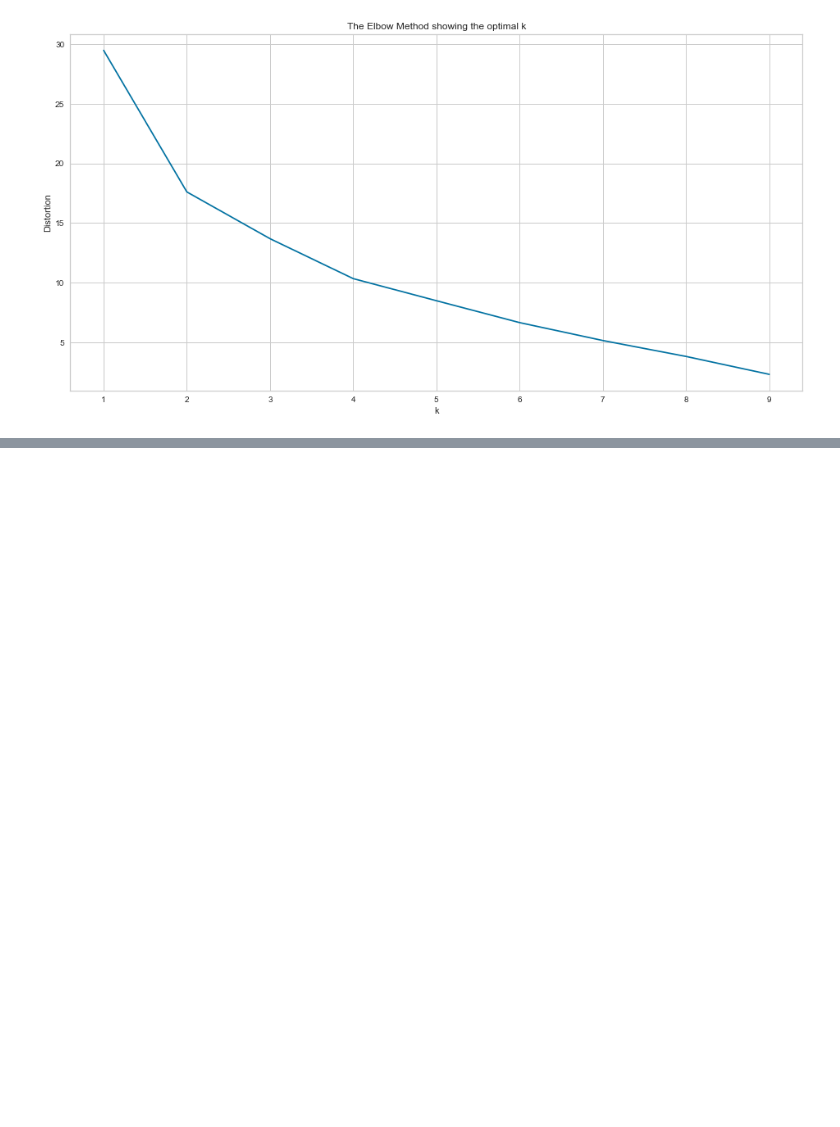
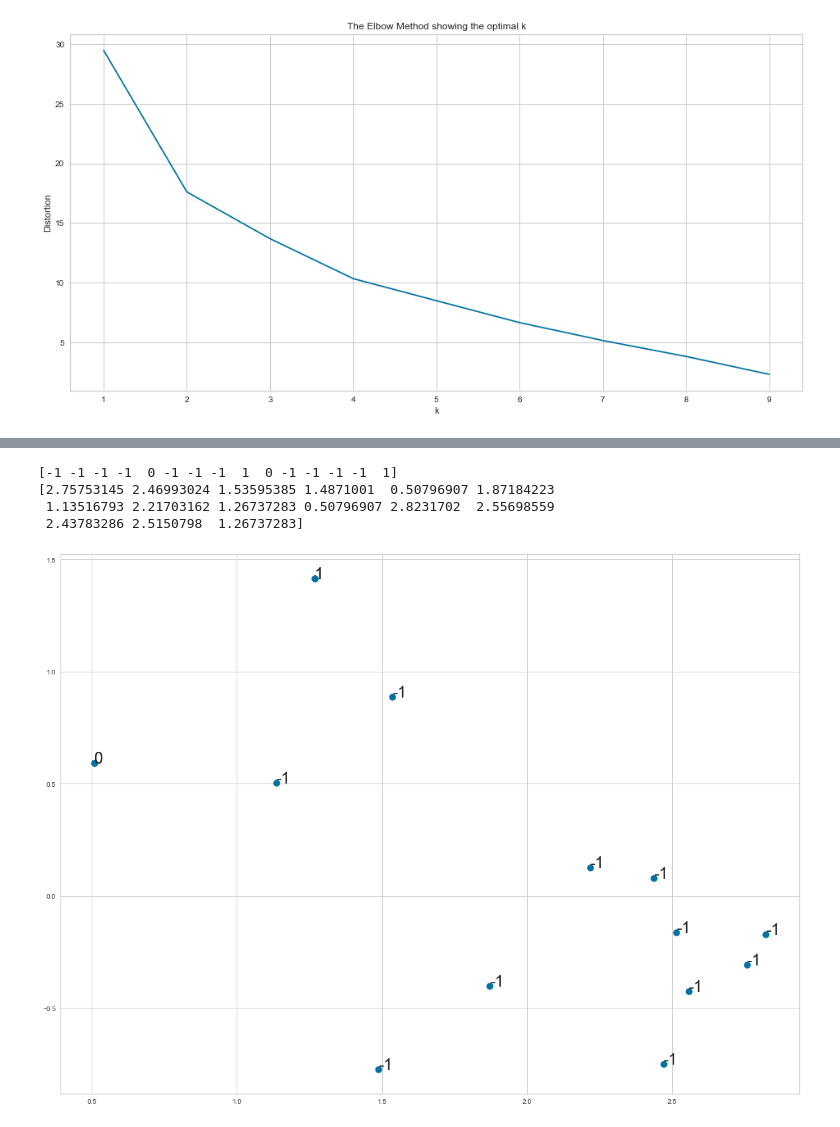
Before and after one commit to katinas15/masininis-paskaitos, a Jupyter notebook: antras.ipynb, the cells around one changed output, grey strips where cells are left out. Saved outputs shown, nothing was run; the diff lists cells and outputs as text; code cells hidden in the pictures; blank space fills up the shorter version.

Commit message:
antras septintas

```diff
--- a/antras.ipynb
+++ b/antras.ipynb
@@ -336,2 +334,24 @@ kelbow_visualizer(KMeans(random_state=4), x, k=(2,10))
 KElbowVisualizer(ax=<AxesSubplot:title={'center':'Distortion Score Elbow for KMeans Clustering'}, xlabel='k', ylabel='distortion score'>,
                  estimator=KMeans(n_clusters=9, random_state=4), k=(2, 10))
+# %%
+#septinta
+x = allPoints.values.tolist()
+from sklearn.decomposition import TruncatedSVD
+svd = TruncatedSVD(n_components = 2)
+x_transformed = svd.fit_transform(x)
+clustering = DBSCAN(eps=0.8, min_samples=2, metric='euclidean').fit(x) # min_samples
+# objektų skaičius kaiminystėje, norint, kad taškas būtų laikomas šakniniu;
+#eps- Didžiausias atstumas tarp dviejų objektų, kad vienas būtų laikomas šalia kito.
+print(clustering.labels_)
+
+plt.subplots(figsize=(20, 15))
+print(x_transformed[:, 0])
+plt.scatter(x_transformed[:, 0], x_transformed[:, 1], s=100,cmap='viridis')
+for index, label in enumerate(clustering.labels_):
+    plt.annotate(label, (x_transformed[:, 0][index], x_transformed[:, 1][index]), fontsize=24)
+# %% [output]
+[-1 -1 -1 -1  0 -1 -1 -1  1  0 -1 -1 -1 -1  1]
+[2.75753145 2.46993024 1.53595385 1.4871001  0.50796907 1.87184223
+ 1.13516793 2.21703162 1.26737283 0.50796907 2.8231702  2.55698559
+ 2.43783286 2.5150798  1.26737283]
+[figure, added]
```
Also changed, not shown: parts of 2 cells of this notebook.
